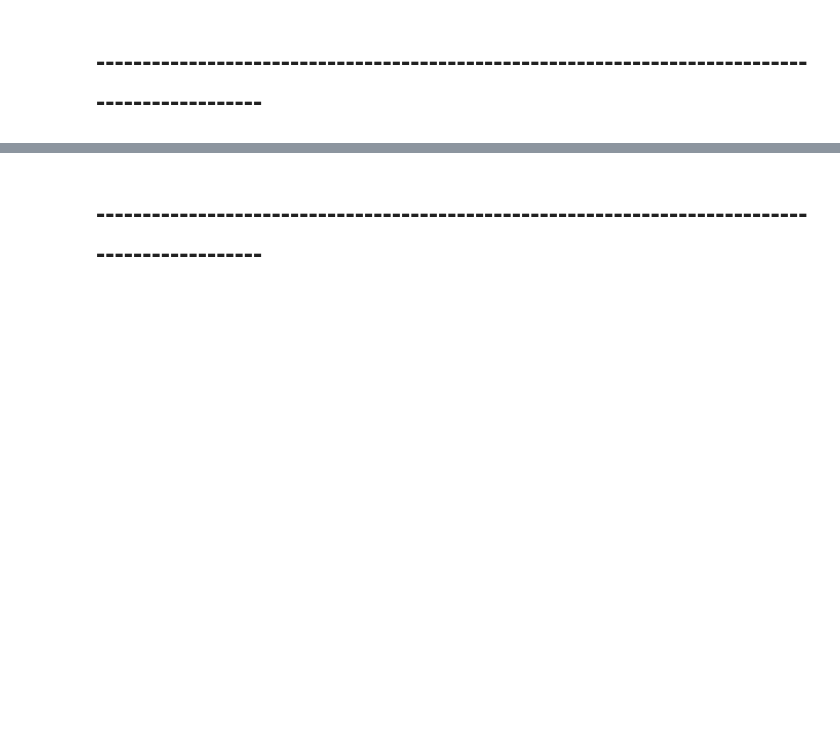
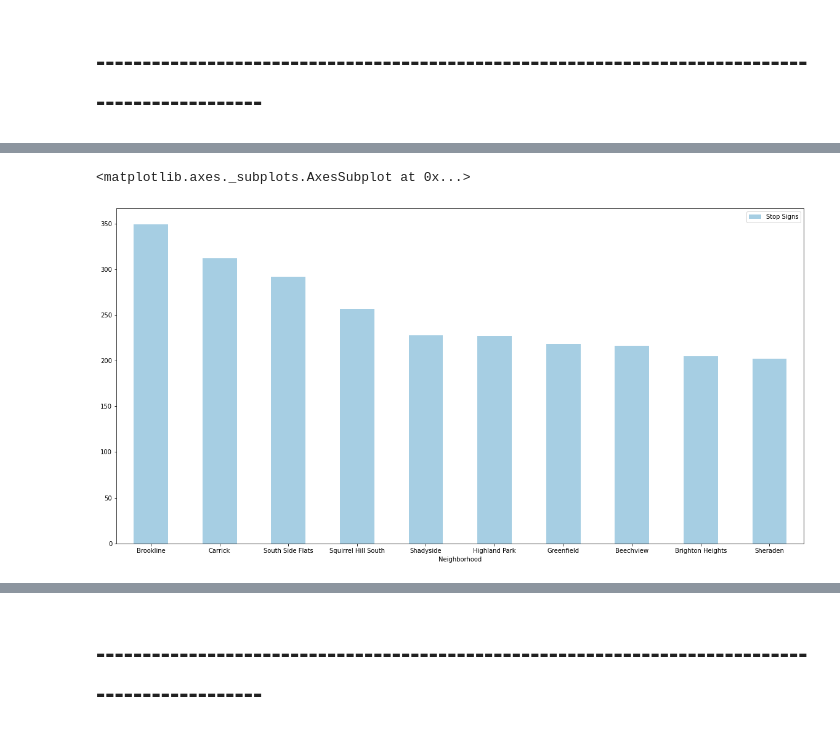
Before and after one commit to chris-mohri/finalProject0010, a Jupyter notebook: FinalNotebook.ipynb, the cells around one changed output, grey strips where cells are left out. Saved outputs shown, nothing was run; the diff lists cells and outputs as text; code cells hidden in the pictures; blank space fills up the shorter version.

```diff
--- a/FinalNotebook.ipynb
+++ b/FinalNotebook.ipynb
@@ -223,0 +206,25 @@ From the heat map, we can conclude that Central Business District is the best ne
+# %%
+#Sort out all of the rows that do not represent a stop sign
+
+stop_mask = signs['description'] == "Stop"
+stopsigns = signs[stop_mask]
+
+signsdata = dict()
+
+for i in stopsigns.index:
+    if stopsigns.neighborhood[i] not in signsdata:
+        signsdata[stopsigns.neighborhood[i]] = 1
+    else:
+        signsdata[stopsigns.neighborhood[i]] = signsdata[stopsigns.neighborhood[i]] + 1
+
+
+data_items = signsdata.items()
+data_list = list(data_items)
+
+# Puts the new dataframe into a desecnding order to see the neighborhoods with the highest # of stop signs
+stoptable = pd.DataFrame(data_list)
+stoptable.columns = ['Neighborhood', 'Stop Signs']
+stoptable = stoptable.sort_values('Stop Signs', ascending=False).reset_index(drop=True)
+
+
+display(stoptable)
@@ -223,0 +249,9 @@ From the heat map, we can conclude that Central Business District is the best ne
+# %%
+# Create ascending bar plot of the new stop signs dataset only showing the top 10
+stoptable.sort_values('Stop Signs', ascending=False)[:10].plot.bar(x='Neighborhood',
+                                                                   figsize=(20, 10),
+                                                                   rot=0,
+                                                                   colormap='Paired')
+# %% [output]
+<matplotlib.axes._subplots.AxesSubplot at 0x...>
+[figure, added]
```
Also changed, not shown: parts of 45 cells of this notebook.
